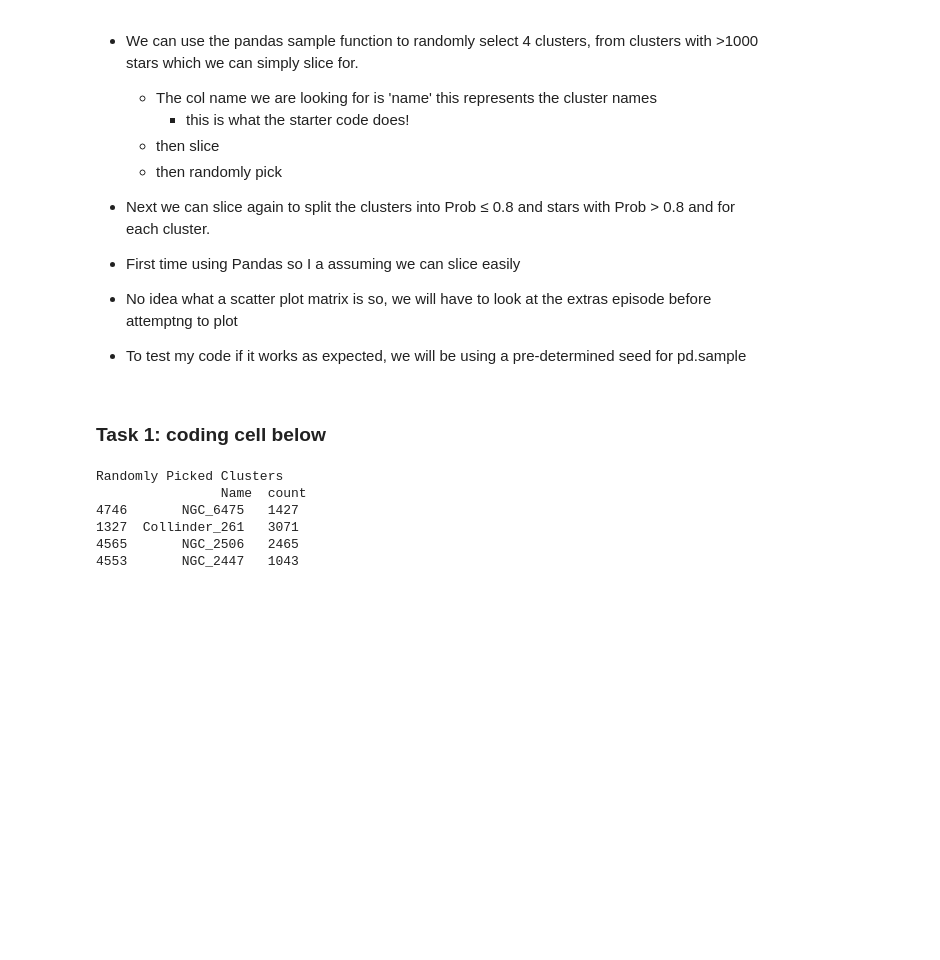
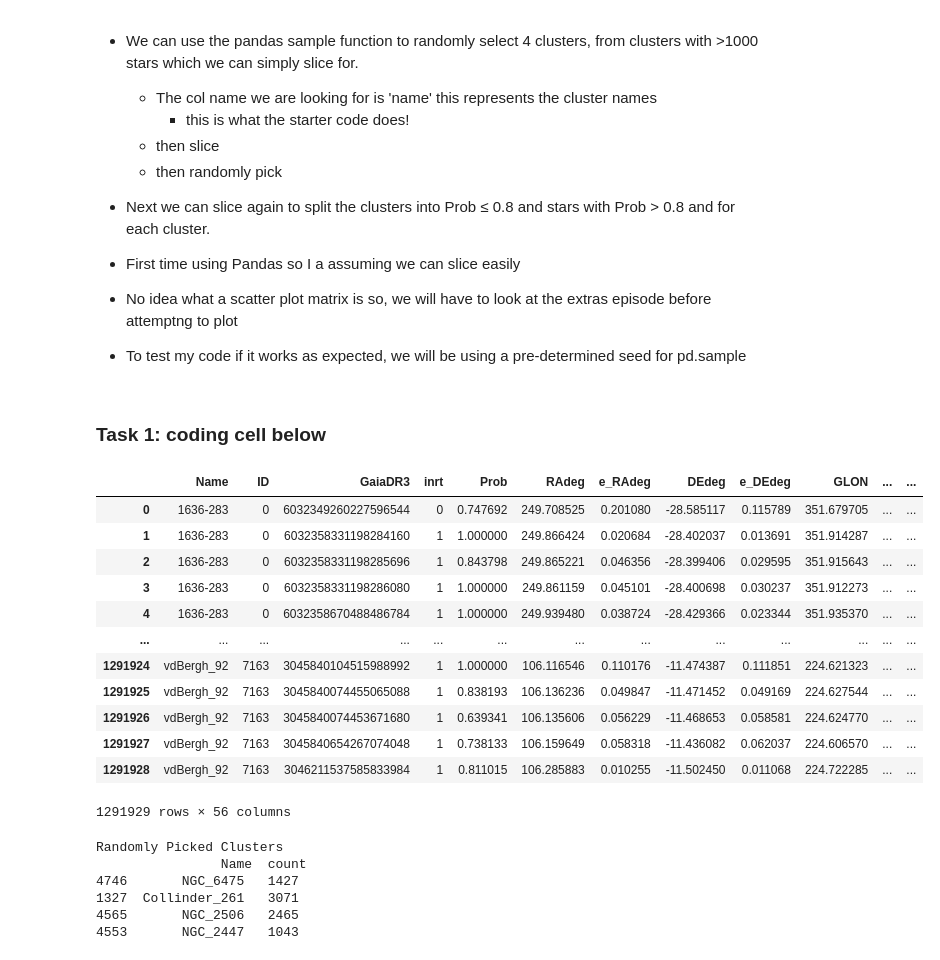
Before and after one commit to afinemax/stat_meth, a Jupyter notebook: assignments/a1/a1_max_fine.ipynb, the cells around one changed output. Cells and saved outputs as stored; diff of their text form; code cells hidden in the pictures; blank space fills up the shorter version.

```diff
--- a/assignments/a1/a1_max_fine.ipynb
+++ b/assignments/a1/a1_max_fine.ipynb
@@ -73,6 +73,22 @@ Prob > 0.8 and for each cluster.
 * To test my code if it works as expected, we will be using a pre-determined seed for pd.sample
 # %% [markdown]
 ### Task 1: coding cell below
+# %%
+stars
+# %% [output]
+|  | Name | ID | GaiaDR3 | inrt | Prob | RAdeg | e_RAdeg | DEdeg | e_DEdeg | GLON | ... | ... |
+| 0 | 1636-283 | 0 | 6032349260227596544 | 0 | 0.747692 | 249.708525 | 0.201080 | -28.585117 | 0.115789 | 351.679705 | ... | ... |
+| 1 | 1636-283 | 0 | 6032358331198284160 | 1 | 1.000000 | 249.866424 | 0.020684 | -28.402037 | 0.013691 | 351.914287 | ... | ... |
+| 2 | 1636-283 | 0 | 6032358331198285696 | 1 | 0.843798 | 249.865221 | 0.046356 | -28.399406 | 0.029595 | 351.915643 | ... | ... |
+| 3 | 1636-283 | 0 | 6032358331198286080 | 1 | 1.000000 | 249.861159 | 0.045101 | -28.400698 | 0.030237 | 351.912273 | ... | ... |
+| 4 | 1636-283 | 0 | 6032358670488486784 | 1 | 1.000000 | 249.939480 | 0.038724 | -28.429366 | 0.023344 | 351.935370 | ... | ... |
+| ... | ... | ... | ... | ... | ... | ... | ... | ... | ... | ... | ... | ... |
+| 1291924 | vdBergh_92 | 7163 | 3045840104515988992 | 1 | 1.000000 | 106.116546 | 0.110176 | -11.474387 | 0.111851 | 224.621323 | ... | ... |
+| 1291925 | vdBergh_92 | 7163 | 3045840074455065088 | 1 | 0.838193 | 106.136236 | 0.049847 | -11.471452 | 0.049169 | 224.627544 | ... | ... |
+| 1291926 | vdBergh_92 | 7163 | 3045840074453671680 | 1 | 0.639341 | 106.135606 | 0.056229 | -11.468653 | 0.058581 | 224.624770 | ... | ... |
+| 1291927 | vdBergh_92 | 7163 | 3045840654267074048 | 1 | 0.738133 | 106.159649 | 0.058318 | -11.436082 | 0.062037 | 224.606570 | ... | ... |
+| 1291928 | vdBergh_92 | 7163 | 3046211537585833984 | 1 | 0.811015 | 106.285883 | 0.010255 | -11.502450 | 0.011068 | 224.722285 | ... | ... |
+1291929 rows × 56 columns
 # %%
 # task 1 code
 
```
Also changed, not shown: parts of 3 cells of this notebook.
